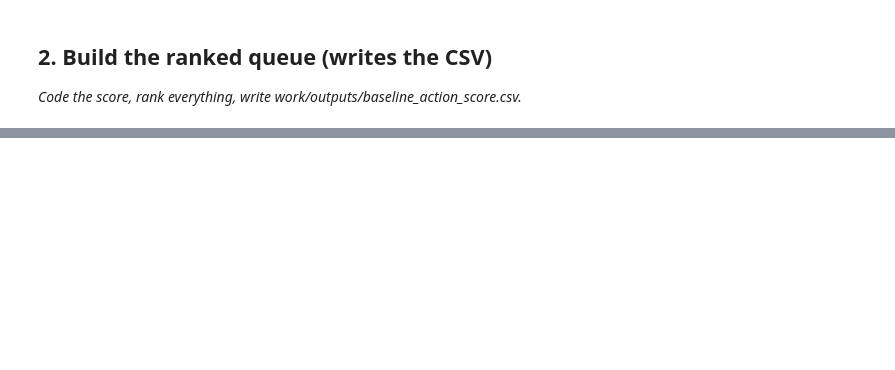
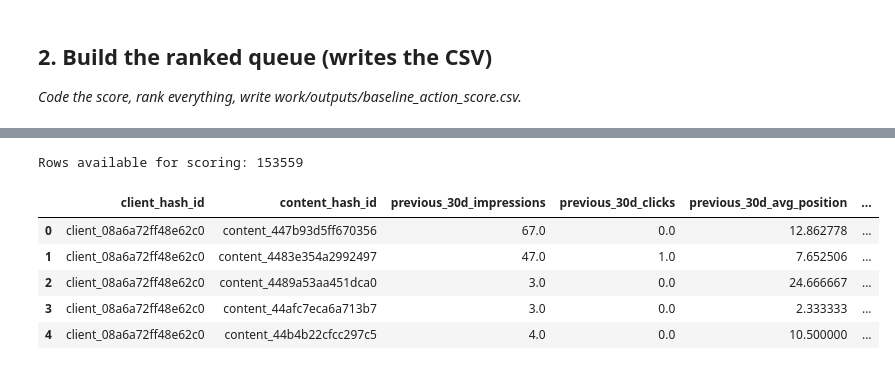
Before and after one commit to srivastava071/flyrank-ml-internship, a Jupyter notebook: work/notebooks/w04_baseline_score.ipynb, the cells around one changed output, grey strips where cells are left out. Saved outputs shown, nothing was run; the diff lists cells and outputs as text; code cells hidden in the pictures; blank space fills up the shorter version.

```diff
--- a/work/notebooks/w04_baseline_score.ipynb
+++ b/work/notebooks/w04_baseline_score.ipynb
@@ -36,0 +122,80 @@ This skeleton is yours to fill. Work the sections **in order** — each one has
+# %%
+# Build the baseline feature table for the March decision point
+
+baseline_data = con.sql(f"""
+WITH previous_window AS (
+    SELECT
+        f.client_hash_id,
+        f.content_hash_id,
+
+        SUM(f.gsc_impressions) AS previous_30d_impressions,
+        SUM(f.gsc_clicks) AS previous_30d_clicks,
+        AVG(f.gsc_avg_position) AS previous_30d_avg_position
+
+    FROM {TABLES['fact_daily']} f
+
+    WHERE f.report_date >= DATE '2026-02-01'
+      AND f.report_date < DATE '2026-03-01'
+      AND f.gsc_data_available IS TRUE
+
+    GROUP BY
+        f.client_hash_id,
+        f.content_hash_id
+),
+
+query_signals AS (
+    SELECT
+        content_hash_id,
+        ANY_VALUE(content_visible_query_count) AS visible_query_count,
+        MAX(impressions_90d) / NULLIF(SUM(impressions_90d), 0) AS top_query_share
+
+    FROM {TABLES['fact_query_90d']}
+
+    GROUP BY content_hash_id
+),
+
+content_age AS (
+    SELECT
+        content_hash_id,
+        DATE_DIFF(
+            'day',
+            CAST(content_created_date AS DATE),
+            DATE '2026-03-01'
+        ) AS age_days
+
+    FROM {TABLES['dim_content']}
+
+    WHERE content_created_date IS NOT NULL
+)
+
+SELECT
+    p.client_hash_id,
+    p.content_hash_id,
+    p.previous_30d_impressions,
+    p.previous_30d_clicks,
+    p.previous_30d_avg_position,
+    q.visible_query_count,
+    q.top_query_share,
+    a.age_days
+
+FROM previous_window p
+
+LEFT JOIN query_signals q
+    ON p.content_hash_id = q.content_hash_id
+
+LEFT JOIN content_age a
+    ON p.content_hash_id = a.content_hash_id
+
+WHERE p.previous_30d_impressions > 0
+""").df()
+
+print("Rows available for scoring:", len(baseline_data))
+baseline_data.head()
+# %% [output]
+Rows available for scoring: 153559
+|  | client_hash_id | content_hash_id | previous_30d_impressions | previous_30d_clicks | previous_30d_avg_position | ... |
+| 0 | client_08a6a72ff48e62c0 | content_447b93d5ff670356 | 67.0 | 0.0 | 12.862778 | ... |
+| 1 | client_08a6a72ff48e62c0 | content_4483e354a2992497 | 47.0 | 1.0 | 7.652506 | ... |
+| 2 | client_08a6a72ff48e62c0 | content_4489a53aa451dca0 | 3.0 | 0.0 | 24.666667 | ... |
+| 3 | client_08a6a72ff48e62c0 | content_44afc7eca6a713b7 | 3.0 | 0.0 | 2.333333 | ... |
+| 4 | client_08a6a72ff48e62c0 | content_44b4b22cfcc297c5 | 4.0 | 0.0 | 10.500000 | ... |
```
Also changed, not shown: parts of 27 cells of this notebook.
